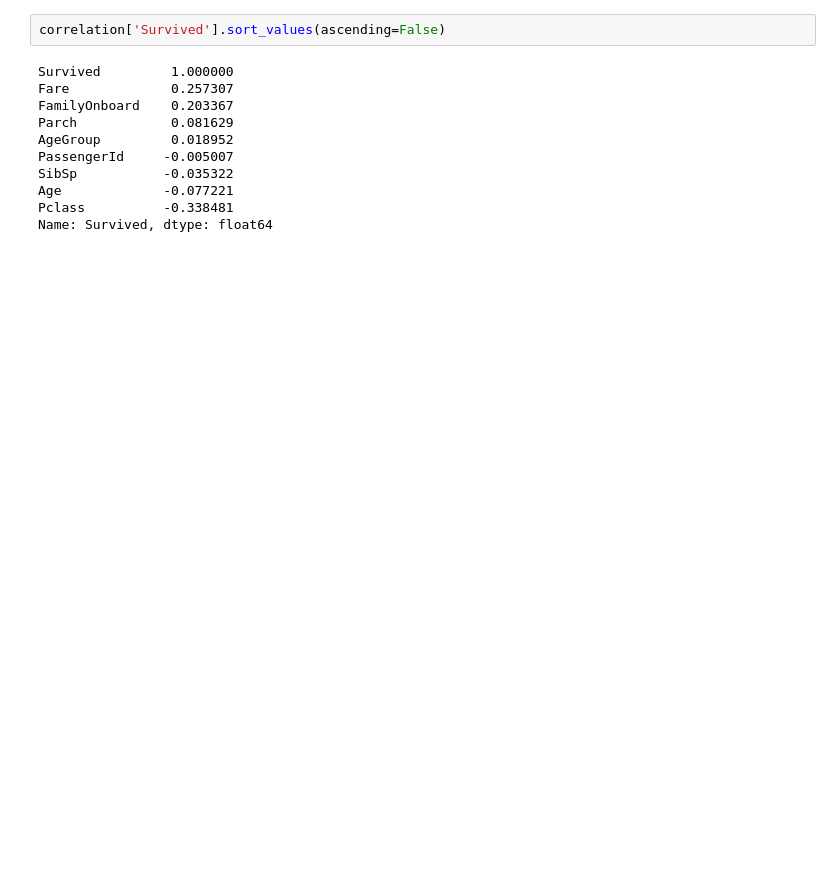
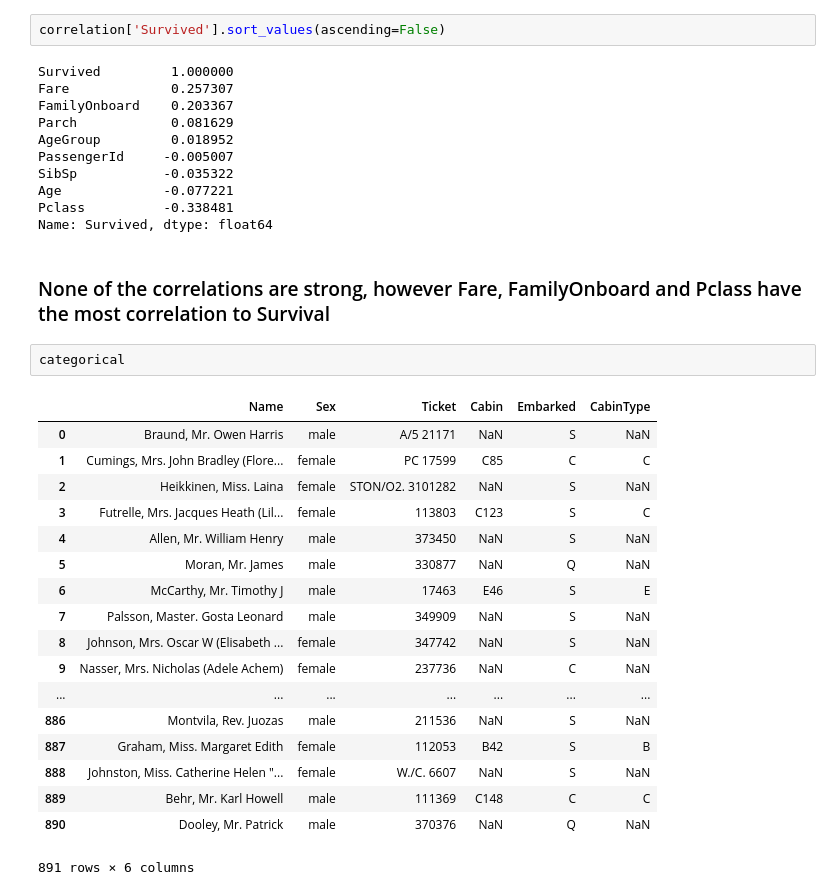
Before and after one commit to beginmachinelearning/deep_learning, a Jupyter notebook: practice_exercises/titanic_kaggle/titanic_classification_keras.ipynb, the cells around one changed output. Cells and saved outputs as stored; diff of their text form; blank space fills up the shorter version.

```diff
--- a/practice_exercises/titanic_kaggle/titanic_classification_keras.ipynb
+++ b/practice_exercises/titanic_kaggle/titanic_classification_keras.ipynb
@@ -252,3 +290,26 @@ SibSp           -0.035322
 Age             -0.077221
 Pclass          -0.338481
 Name: Survived, dtype: float64
+# %% [markdown]
+### None of the correlations are strong, however Fare, FamilyOnboard and Pclass have the most correlation to Survival
+# %%
+categorical
+# %% [output]
+|  | Name | Sex | Ticket | Cabin | Embarked | CabinType |
+| 0 | Braund, Mr. Owen Harris | male | A/5 21171 | NaN | S | NaN |
+| 1 | Cumings, Mrs. John Bradley (Flore... | female | PC 17599 | C85 | C | C |
+| 2 | Heikkinen, Miss. Laina | female | STON/O2. 3101282 | NaN | S | NaN |
+| 3 | Futrelle, Mrs. Jacques Heath (Lil... | female | 113803 | C123 | S | C |
+| 4 | Allen, Mr. William Henry | male | 373450 | NaN | S | NaN |
+| 5 | Moran, Mr. James | male | 330877 | NaN | Q | NaN |
+| 6 | McCarthy, Mr. Timothy J | male | 17463 | E46 | S | E |
+| 7 | Palsson, Master. Gosta Leonard | male | 349909 | NaN | S | NaN |
+| 8 | Johnson, Mrs. Oscar W (Elisabeth ... | female | 347742 | NaN | S | NaN |
+| 9 | Nasser, Mrs. Nicholas (Adele Achem) | female | 237736 | NaN | C | NaN |
+| ... | ... | ... | ... | ... | ... | ... |
+| 886 | Montvila, Rev. Juozas | male | 211536 | NaN | S | NaN |
+| 887 | Graham, Miss. Margaret Edith | female | 112053 | B42 | S | B |
+| 888 | Johnston, Miss. Catherine Helen "... | female | W./C. 6607 | NaN | S | NaN |
+| 889 | Behr, Mr. Karl Howell | male | 111369 | C148 | C | C |
+| 890 | Dooley, Mr. Patrick | male | 370376 | NaN | Q | NaN |
+891 rows × 6 columns
```
Also changed, not shown: parts of 17 cells of this notebook.
